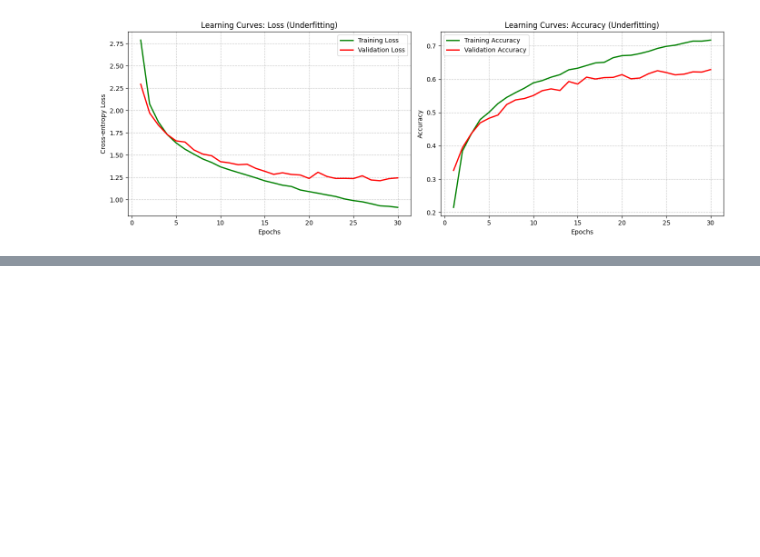
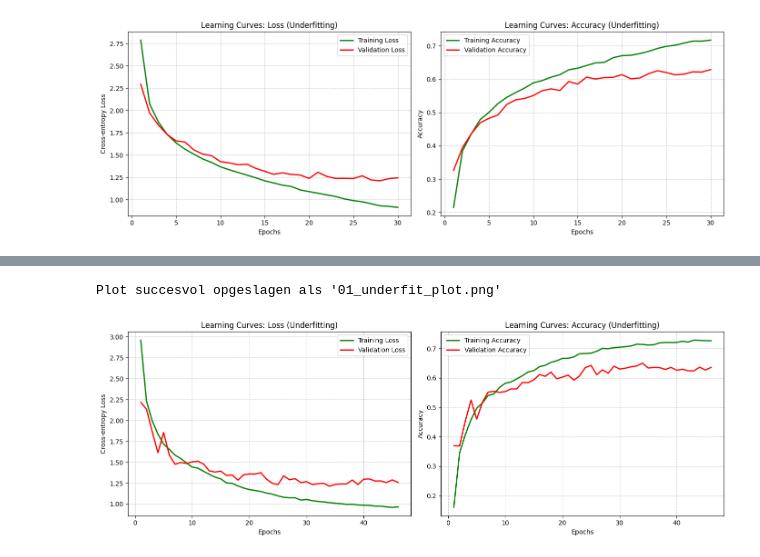
Before and after one commit to milanvandeneede123-cell/DL-Lab1, a Jupyter notebook: underfit/plot_underfit.ipynb, the cells around one changed output, grey strips where cells are left out. Saved outputs shown, nothing was run; the diff lists cells and outputs as text; code cells hidden in the pictures; blank space fills up the shorter version.

```diff
--- a/underfit/plot_underfit.ipynb
+++ b/underfit/plot_underfit.ipynb
@@ -79,0 +85,5 @@ Plot succesvol opgeslagen als '01_underfit_plot.png'
+# %%
+plot_learning_curves("03_regularized_model_history.csv")
+# %% [output]
+Plot succesvol opgeslagen als '01_underfit_plot.png'
+[figure, added]
```
Also changed, not shown: parts of 1 cell of this notebook, 24 other files.
